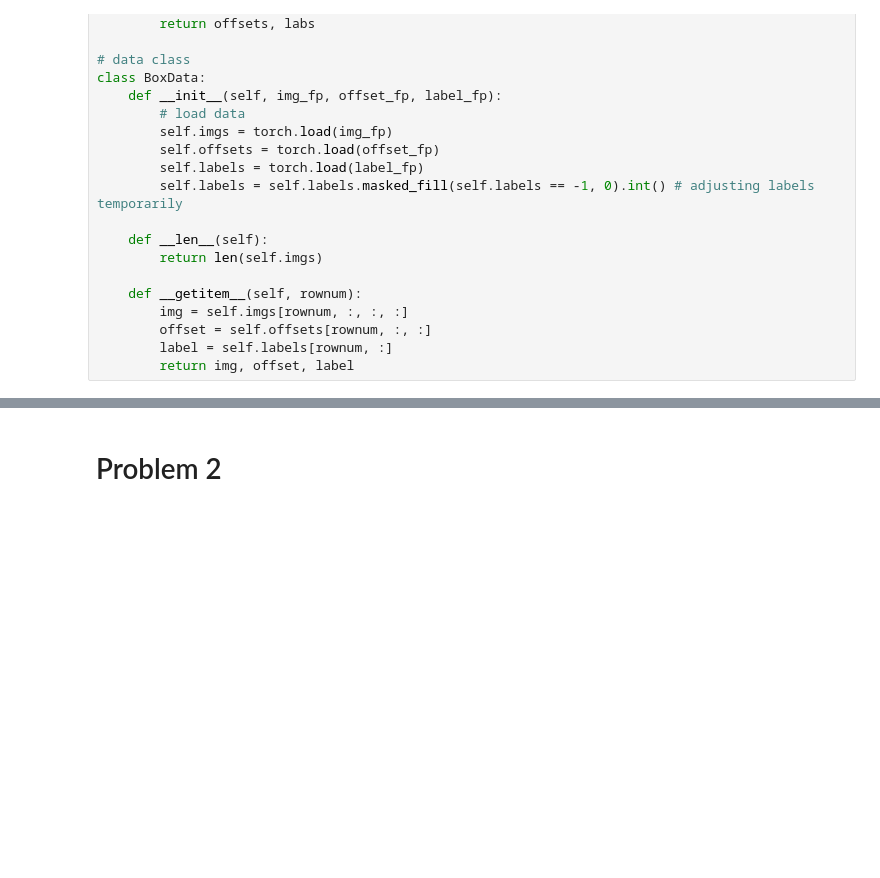
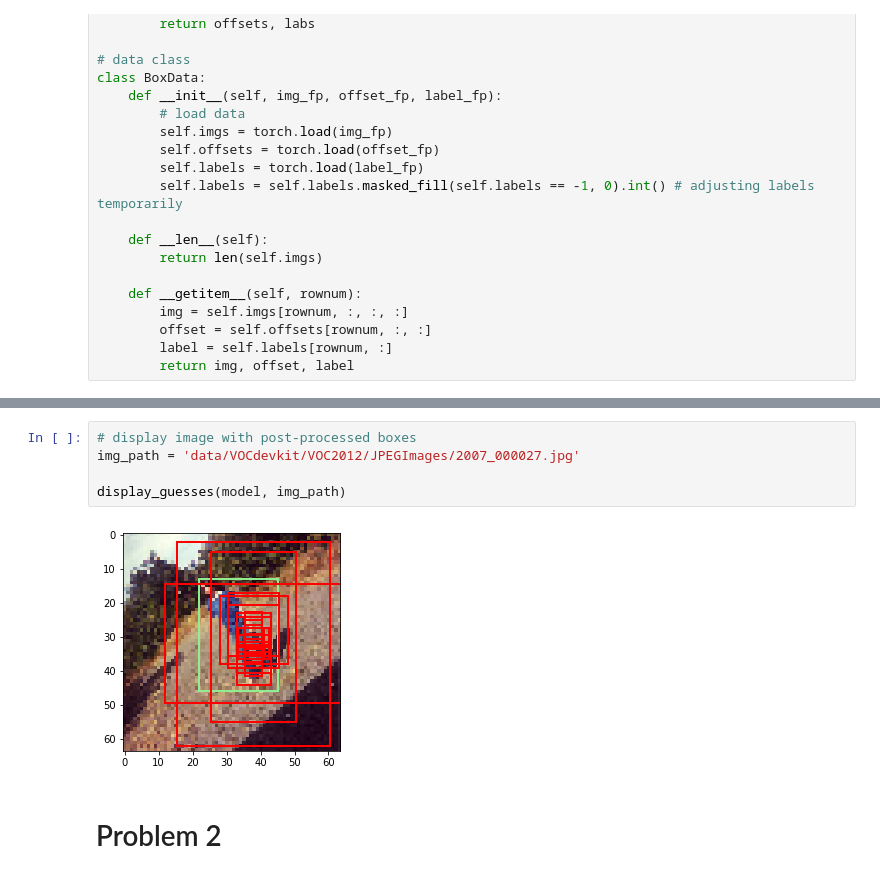
Before and after one commit to samalbertson3/ece-685, a Jupyter notebook: homework 3/homework 3.ipynb, the cells around one changed output, grey strips where cells are left out. Drawn from its saved outputs; the diff is of its cells as text; blank space fills up the shorter version.

```diff
--- a/homework 3/homework 3.ipynb
+++ b/homework 3/homework 3.ipynb
@@ -493,3 +528,10 @@ Batch 300/463
+# %%
+# display image with post-processed boxes
+img_path = 'data/VOCdevkit/VOC2012/JPEGImages/2007_000027.jpg'
+
+display_guesses(model, img_path)
+# %% [output]
+[figure, added]
 # %% [markdown]
 # Problem 2
 # %%
```
Also changed, not shown: parts of 6 cells of this notebook, 1 other file.
